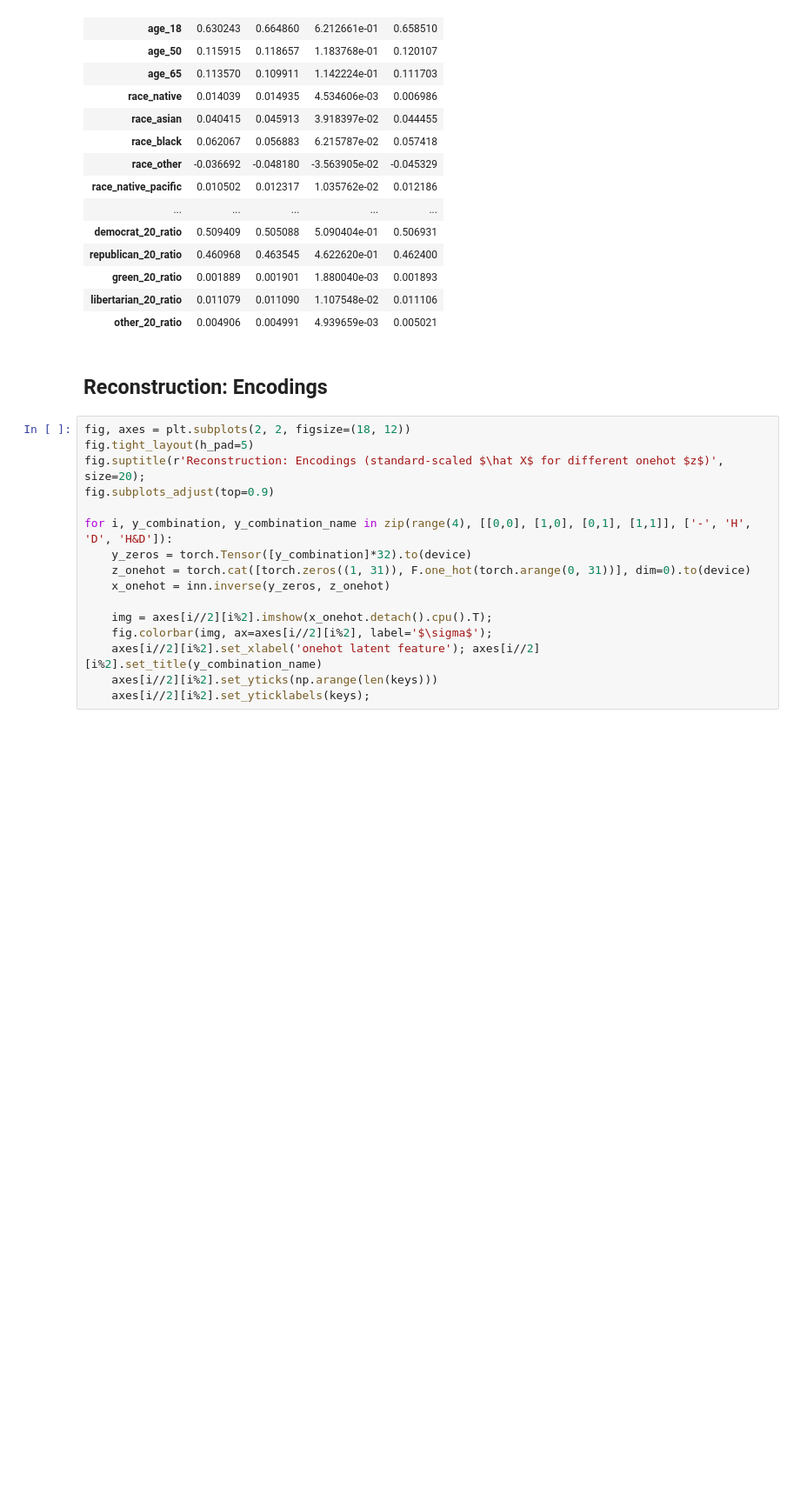
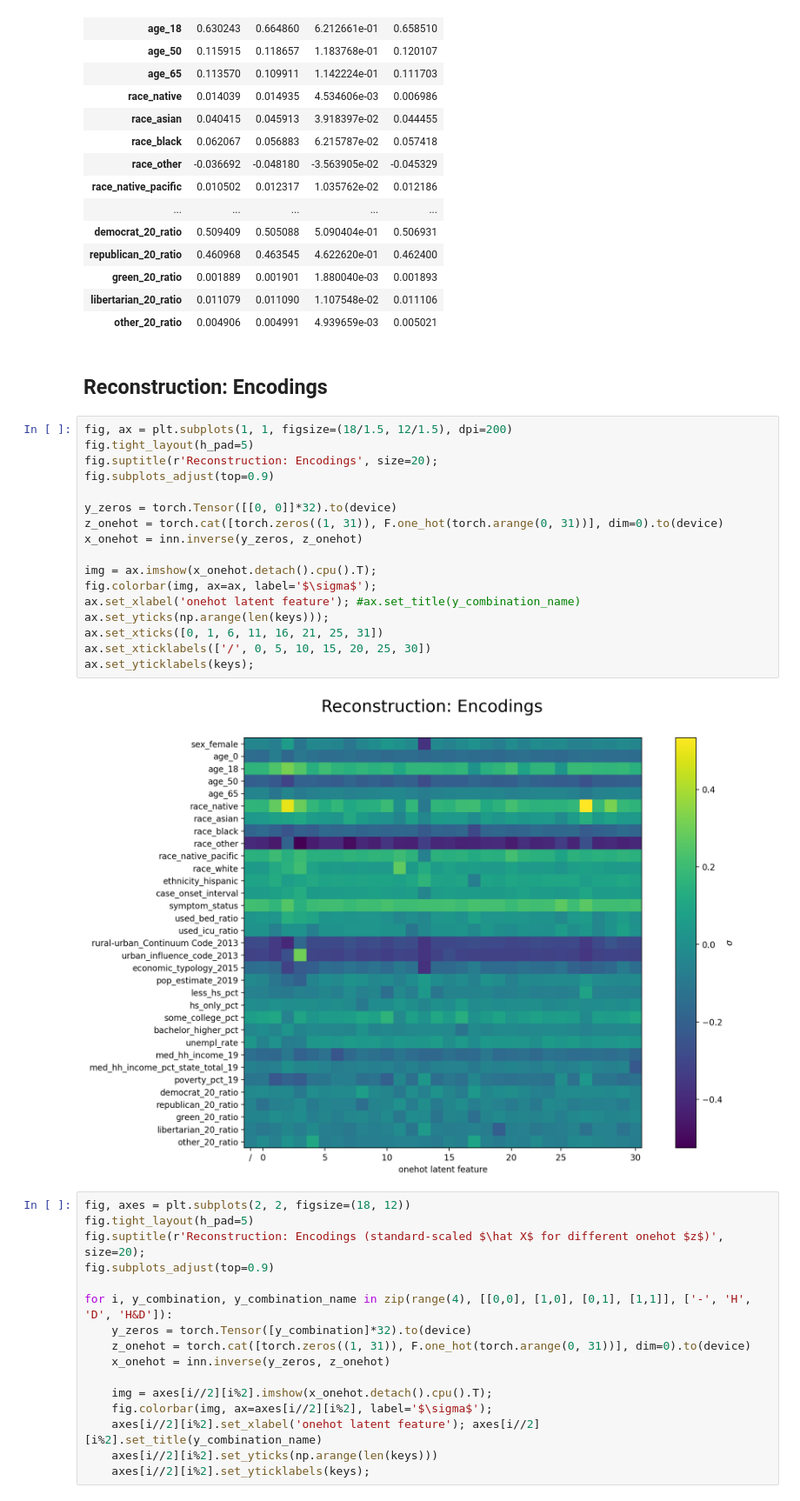
Before and after one commit to psaegert/AML-Final, a Jupyter notebook: models/INN/extra_INN.ipynb, the cells around one changed output. Shown at 87% size. Saved outputs shown, nothing was run; the diff lists cells and outputs as text; blank space fills up the shorter version.

```diff
--- a/models/INN/extra_INN.ipynb
+++ b/models/INN/extra_INN.ipynb
@@ -306,6 +312,25 @@ prettyX(sc_X_train.inverse_transform(x_all), index=['-', 'H', 'D', 'HD']).T
 | other_20_ratio | 0.004906 | 0.004991 | 4.939659e-03 | 0.005021 |
 # %% [markdown]
 ## Reconstruction: Encodings
+# %%
+fig, ax = plt.subplots(1, 1, figsize=(18/1.5, 12/1.5), dpi=200)
+fig.tight_layout(h_pad=5)
+fig.suptitle(r'Reconstruction: Encodings', size=20);
+fig.subplots_adjust(top=0.9)
+
+y_zeros = torch.Tensor([[0, 0]]*32).to(device)
+z_onehot = torch.cat([torch.zeros((1, 31)), F.one_hot(torch.arange(0, 31))], dim=0).to(device)
+x_onehot = inn.inverse(y_zeros, z_onehot)
+
+img = ax.imshow(x_onehot.detach().cpu().T);
+fig.colorbar(img, ax=ax, label='$\sigma$');
+ax.set_xlabel('onehot latent feature'); #ax.set_title(y_combination_name)
+ax.set_yticks(np.arange(len(keys)));
+ax.set_xticks([0, 1, 6, 11, 16, 21, 25, 31])
+ax.set_xticklabels(['/', 0, 5, 10, 15, 20, 25, 30])
+ax.set_yticklabels(keys);
+# %% [output]
+[figure, added]
 # %%
 fig, axes = plt.subplots(2, 2, figsize=(18, 12))
 fig.tight_layout(h_pad=5)
```
Also changed, not shown: parts of 16 cells of this notebook.
